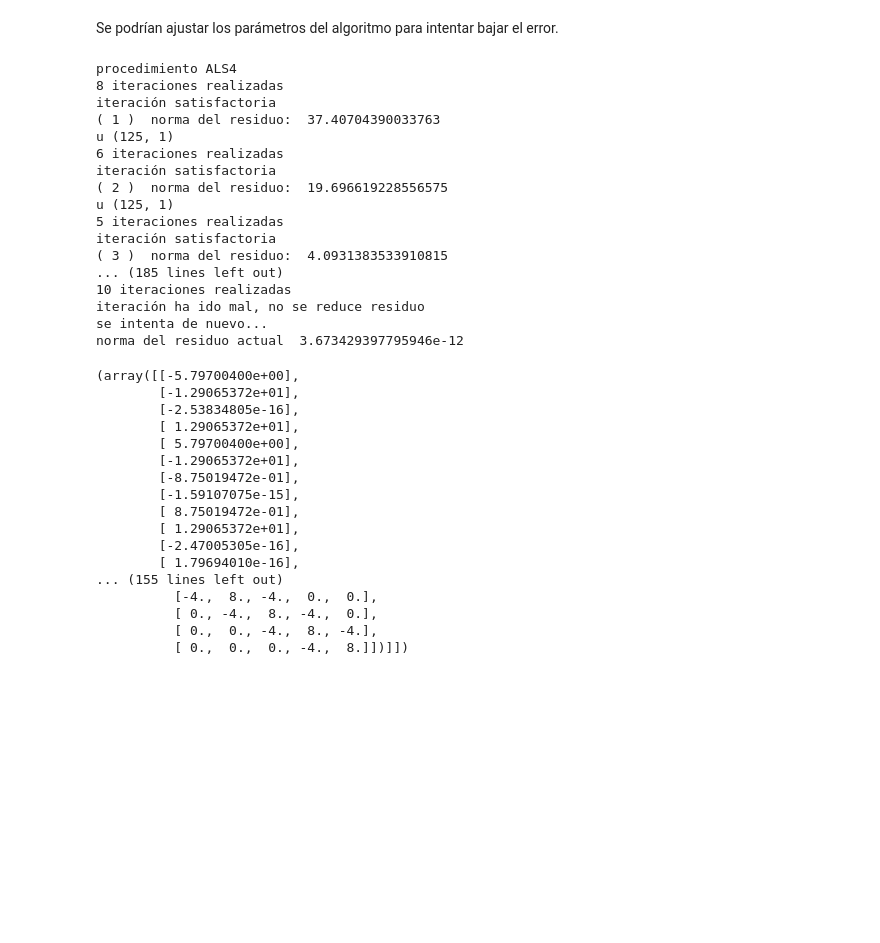
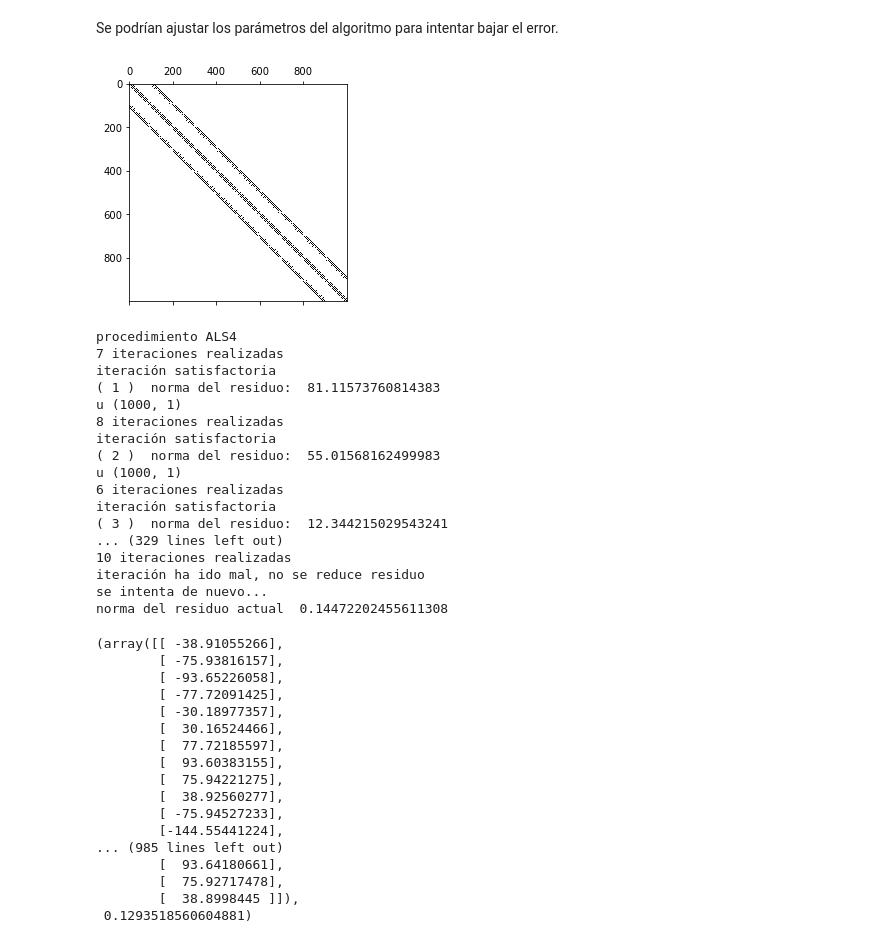
Before and after one commit to Carlos1388/groua, a Jupyter notebook: Greedy_Rank_One_Update.ipynb, the cells around one changed output. Drawn from its saved outputs; the diff is of its cells as text; code cells hidden in the pictures; blank space fills up the shorter version.

```diff
--- a/Greedy_Rank_One_Update.ipynb
+++ b/Greedy_Rank_One_Update.ipynb
@@ -520,40 +1036,41 @@ Se resuelve el problema con $N=10 $. Se muestra el error alcanzado en función d
 # %% [markdown]
 Se podrían ajustar los parámetros del algoritmo para intentar bajar el error.
 # %%
-N=5
+N=10
 solve_poisson_grou_sep(N)
 # %% [output]
+[figure, added]
 procedimiento ALS4
+7 iteraciones realizadas
+iteración satisfactoria
+( 1 )  norma del residuo:  81.11573760814383
+u (1000, 1)
 8 iteraciones realizadas
 iteración satisfactoria
-( 1 )  norma del residuo:  37.40704390033763
-u (125, 1)
+( 2 )  norma del residuo:  55.01568162499983
+u (1000, 1)
 6 iteraciones realizadas
 iteración satisfactoria
-( 2 )  norma del residuo:  19.696619228556575
-u (125, 1)
-5 iteraciones realizadas
-iteración satisfactoria
-( 3 )  norma del residuo:  4.0931383533910815
-... (185 lines left out)
+( 3 )  norma del residuo:  12.344215029543241
+... (329 lines left out)
 10 iteraciones realizadas
 iteración ha ido mal, no se reduce residuo
 se intenta de nuevo...
-norma del residuo actual  3.673429397795946e-12
+norma del residuo actual  0.14472202455611308
-(array([[-5.79700400e+00],
-        [-1.29065372e+01],
-        [-2.53834805e-16],
-        [ 1.29065372e+01],
-        [ 5.79700400e+00],
-        [-1.29065372e+01],
-        [-8.75019472e-01],
-        [-1.59107075e-15],
-        [ 8.75019472e-01],
-        [ 1.29065372e+01],
-        [-2.47005305e-16],
-        [ 1.79694010e-16],
-... (155 lines left out)
-          [-4.,  8., -4.,  0.,  0.],
-          [ 0., -4.,  8., -4.,  0.],
-          [ 0.,  0., -4.,  8., -4.],
-          [ 0.,  0.,  0., -4.,  8.]])]])
+(array([[ -38.91055266],
+        [ -75.93816157],
+        [ -93.65226058],
+        [ -77.72091425],
+        [ -30.18977357],
+        [  30.16524466],
+        [  77.72185597],
+        [  93.60383155],
+        [  75.94221275],
+        [  38.92560277],
+        [ -75.94527233],
+        [-144.55441224],
+... (985 lines left out)
+        [  93.64180661],
+        [  75.92717478],
+        [  38.8998445 ]]),
+ 0.1293518560604881)
```
Also changed, not shown: parts of 8 cells of this notebook.
